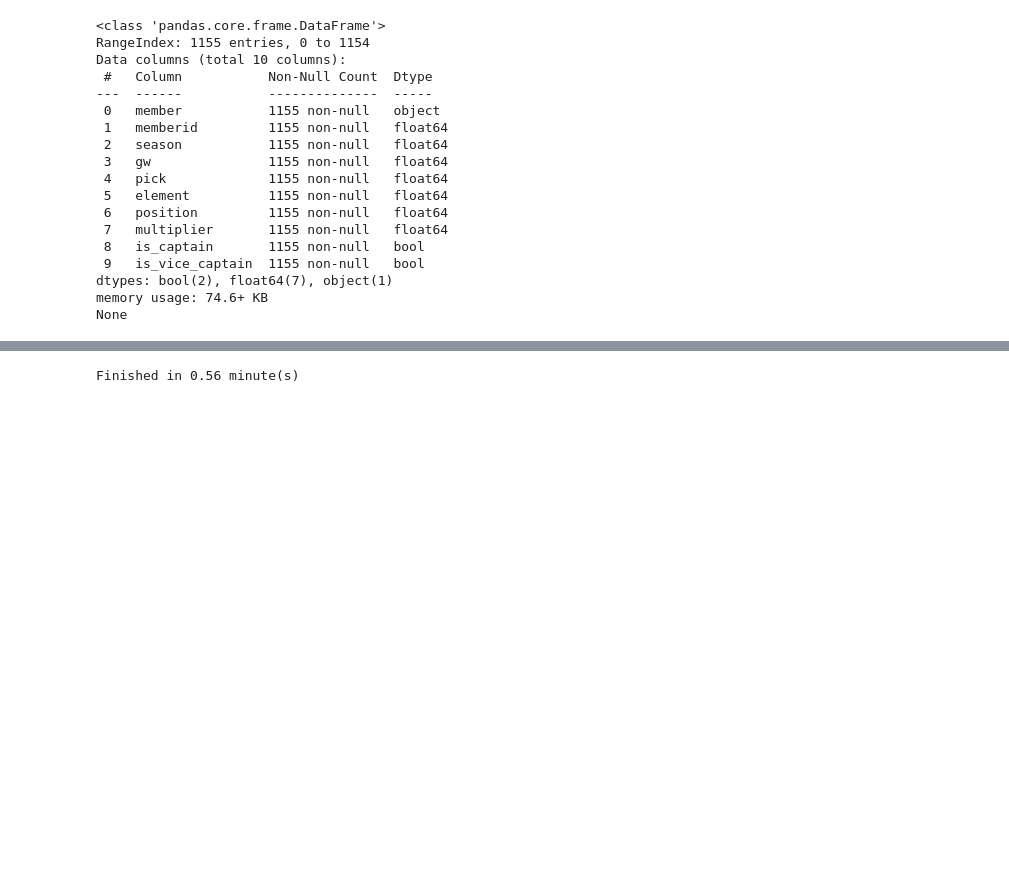
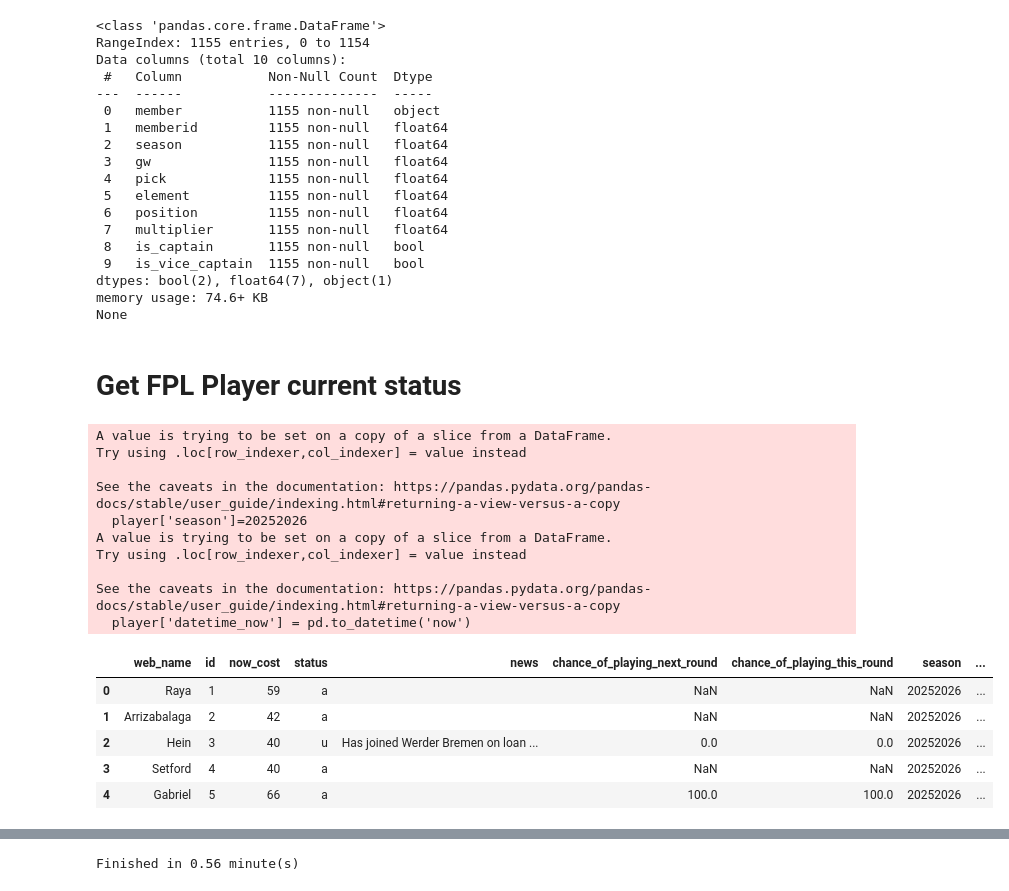
Before and after one commit to chrisimpacts/FPL-Points-Predictor, a Jupyter notebook: FPL-League-Scrape.ipynb, the cells around one changed output, grey strips where cells are left out. Drawn from its saved outputs; the diff is of its cells as text; code cells hidden in the pictures; blank space fills up the shorter version.

```diff
--- a/FPL-League-Scrape.ipynb
+++ b/FPL-League-Scrape.ipynb
@@ -72,3 +74,35 @@ Data columns (total 10 columns):
 dtypes: bool(2), float64(7), object(1)
 memory usage: 74.6+ KB
 None
+# %% [markdown]
+# Get FPL Player current status
+# %%
+#Create DF from FPL API Request
+headers={'User-Agent': 'Mozilla/5.0 (Macintosh; Intel Mac OS X 10_10_1) AppleWebKit/537.36 (KHTML, like Gecko) Chrome/39.0.2171.95 Safari/537.36'}
+get=requests.get("https://fantasy.premierleague.com/api/bootstrap-static/", headers=headers, timeout=5)
+data=json.loads(get.text)
+
+#player_raw = Summary stats for each player for the 2023/24 season
+cols=list(data['elements'][0].keys())
+player_raw = pd.DataFrame(data['elements'], columns = cols)
+player = player_raw[['web_name','id','now_cost','status','news','chance_of_playing_next_round','chance_of_playing_this_round']]
+player['season']=20252026
+player['datetime_now'] = pd.to_datetime('now')
+player.head()
+# %% [output]
+A value is trying to be set on a copy of a slice from a DataFrame.
+Try using .loc[row_indexer,col_indexer] = value instead
+
+See the caveats in the documentation: https://pandas.pydata.org/pandas-docs/stable/user_guide/indexing.html#returning-a-view-versus-a-copy
+  player['season']=20252026
+A value is trying to be set on a copy of a slice from a DataFrame.
+Try using .loc[row_indexer,col_indexer] = value instead
+
+See the caveats in the documentation: https://pandas.pydata.org/pandas-docs/stable/user_guide/indexing.html#returning-a-view-versus-a-copy
+  player['datetime_now'] = pd.to_datetime('now')
+|  | web_name | id | now_cost | status | news | chance_of_playing_next_round | chance_of_playing_this_round | season | ... |
+| 0 | Raya | 1 | 59 | a |  | NaN | NaN | 20252026 | ... |
+| 1 | Arrizabalaga | 2 | 42 | a |  | NaN | NaN | 20252026 | ... |
+| 2 | Hein | 3 | 40 | u | Has joined Werder Bremen on loan ... | 0.0 | 0.0 | 20252026 | ... |
+| 3 | Setford | 4 | 40 | a |  | NaN | NaN | 20252026 | ... |
+| 4 | Gabriel | 5 | 66 | a |  | 100.0 | 100.0 | 20252026 | ... |
```
Also changed, not shown: parts of 2 cells of this notebook, 1 other file.
